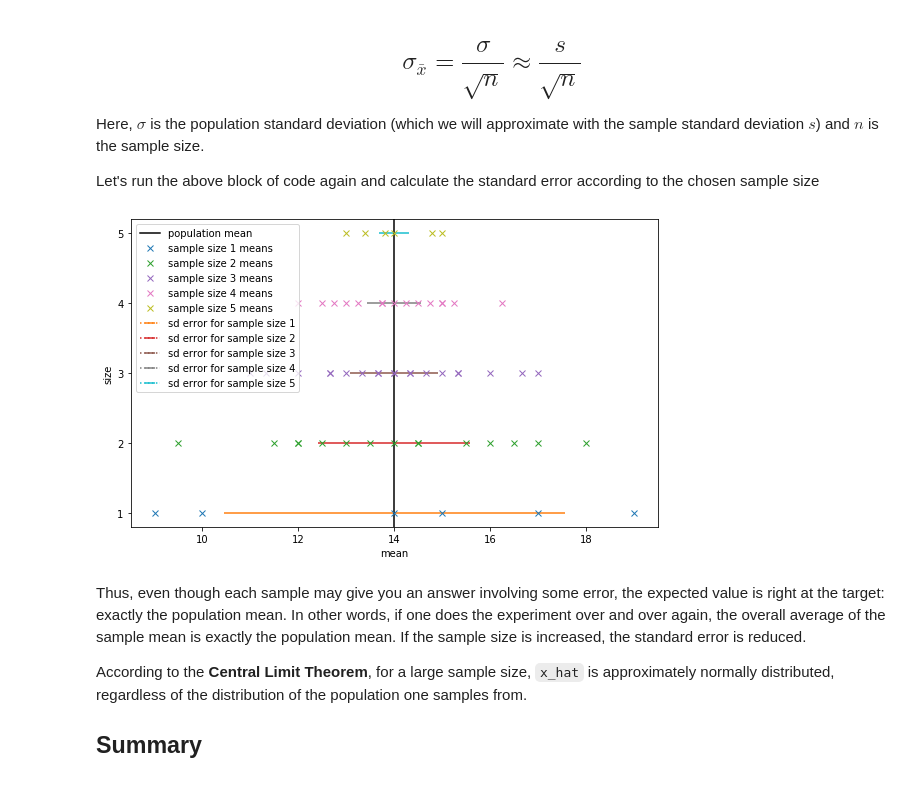
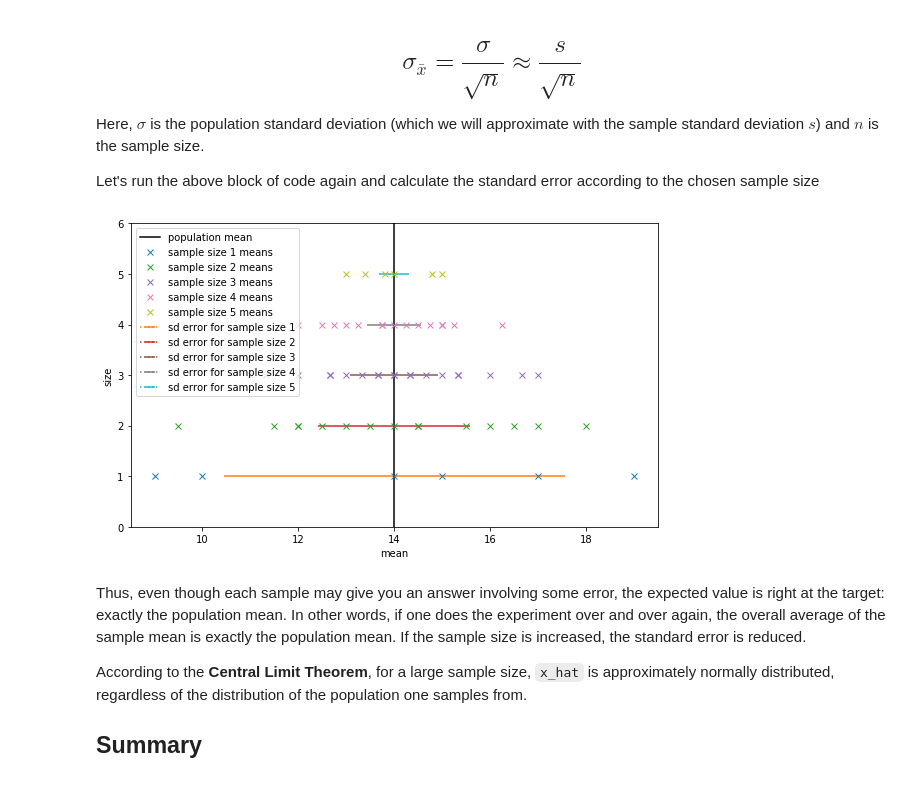
Before and after one commit to sacontreras/dsc-sampling-statistics-lab-online-ds-sp-000, a Jupyter notebook: index.ipynb, the cells around one changed output. Cells and saved outputs as stored; diff of their text form; code cells hidden in the pictures.

```diff
--- a/index.ipynb
+++ b/index.ipynb
@@ -383,34 +383,34 @@ Let's run the above block of code again and calculate the standard error accordi
 # %%
 # Create empty lists for storing sample means, combinations and standard error for each iteration
 means_list = []
 combs_list = []
 err_list = []
 
 fig = plt.figure(figsize=(8,5))
 plt.axvline(x=mu, c="black", label="population mean")
 
 # Create a for loop with changing sample sizes
 for n in range(1, len(pumpkin_dict)):
     # Calculate combinations, means as earlier, append to relevant lists
     mu, key_combos, combo_means = sample_means(n, pumpkin_dict)
     probs = calculate_probability(combo_means)
     mu_x_hat = sum(combo_means)/len(combo_means)
     means_list.append(mu_x_hat)
     combs_list.append(key_combos)
     err = np.std(combo_means)/np.sqrt(n)
     err_list.append(err)
 
     plt.plot(combo_means, [n for i in range(len(combo_means))], marker='x', linestyle="None", label=f"sample size {n} means")
     plt.errorbar([mu], [n], xerr=[err], linestyle=":", label=f"sd error for sample size {n}")
 
 plt.xlabel("mean")
 plt.ylabel("size")
-plt.yticks(range(1, len(pumpkin_dict)))
+plt.yticks(range(0, len(pumpkin_dict)+1))
 plt.legend(loc='upper left')
 fig.tight_layout()
 plt.show();
 # %% [output]
-[figure, old version]
+[figure, new version]
 # %% [markdown]
 Thus, even though each sample may give you an answer involving some error, the expected value is right at the target: exactly the population mean. In other words, if one does the experiment over and over again, the overall average of the sample mean is exactly the population mean. If the sample size is increased, the standard error is reduced.
 
```
Also changed, not shown: parts of 1 cell of this notebook.
